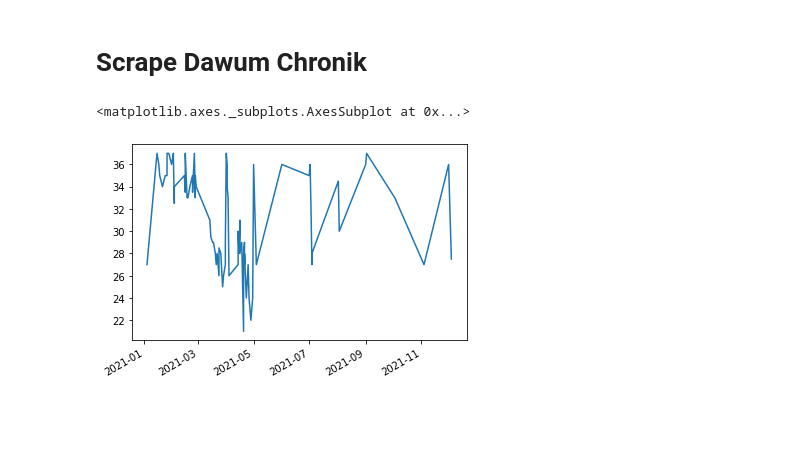
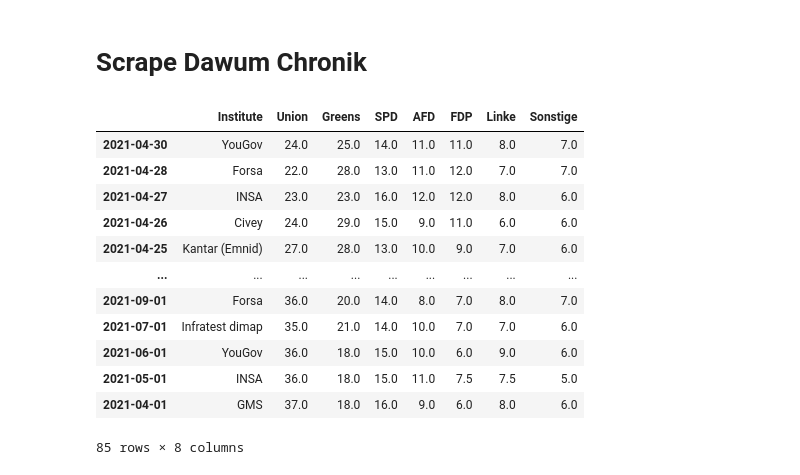
Before and after one commit to jan-felix/SLOG, a Jupyter notebook: Metculus_and_Dawum_Scraper.ipynb, the cells around one changed output. Saved outputs shown, nothing was run; the diff lists cells and outputs as text; code cells hidden in the pictures; blank space fills up the shorter version.

```diff
--- a/Metculus_and_Dawum_Scraper.ipynb
+++ b/Metculus_and_Dawum_Scraper.ipynb
@@ -124,7 +124,18 @@ rawr_data.index.name = None
 cols = ["Union","Greens","SPD","AFD","FDP","Linke","Sonstige"]
 rawr_data[cols] = rawr_data[cols].apply(lambda x: x.str.replace(',', '.').astype(float), axis=1)
 # %%
-rawr_data["Union"].plot()
+rawr_data
 # %% [output]
+|  | Institute | Union | Greens | SPD | AFD | FDP | Linke | Sonstige |
+| 2021-04-30 | YouGov | 24.0 | 25.0 | 14.0 | 11.0 | 11.0 | 8.0 | 7.0 |
+| 2021-04-28 | Forsa | 22.0 | 28.0 | 13.0 | 11.0 | 12.0 | 7.0 | 7.0 |
+| 2021-04-27 | INSA | 23.0 | 23.0 | 16.0 | 12.0 | 12.0 | 8.0 | 6.0 |
+| 2021-04-26 | Civey | 24.0 | 29.0 | 15.0 | 9.0 | 11.0 | 6.0 | 6.0 |
+| 2021-04-25 | Kantar (Emnid) | 27.0 | 28.0 | 13.0 | 10.0 | 9.0 | 7.0 | 6.0 |
+| ... | ... | ... | ... | ... | ... | ... | ... | ... |
+| 2021-09-01 | Forsa | 36.0 | 20.0 | 14.0 | 8.0 | 7.0 | 8.0 | 7.0 |
+| 2021-07-01 | Infratest dimap | 35.0 | 21.0 | 14.0 | 10.0 | 7.0 | 7.0 | 6.0 |
+| 2021-06-01 | YouGov | 36.0 | 18.0 | 15.0 | 10.0 | 6.0 | 9.0 | 6.0 |
+| 2021-05-01 | INSA | 36.0 | 18.0 | 15.0 | 11.0 | 7.5 | 7.5 | 5.0 |
+| 2021-04-01 | GMS | 37.0 | 18.0 | 16.0 | 9.0 | 6.0 | 8.0 | 6.0 |
-<matplotlib.axes._subplots.AxesSubplot at 0x...>
+85 rows × 8 columns
-[figure, removed]
```
Also changed, not shown: parts of 2 cells of this notebook.
